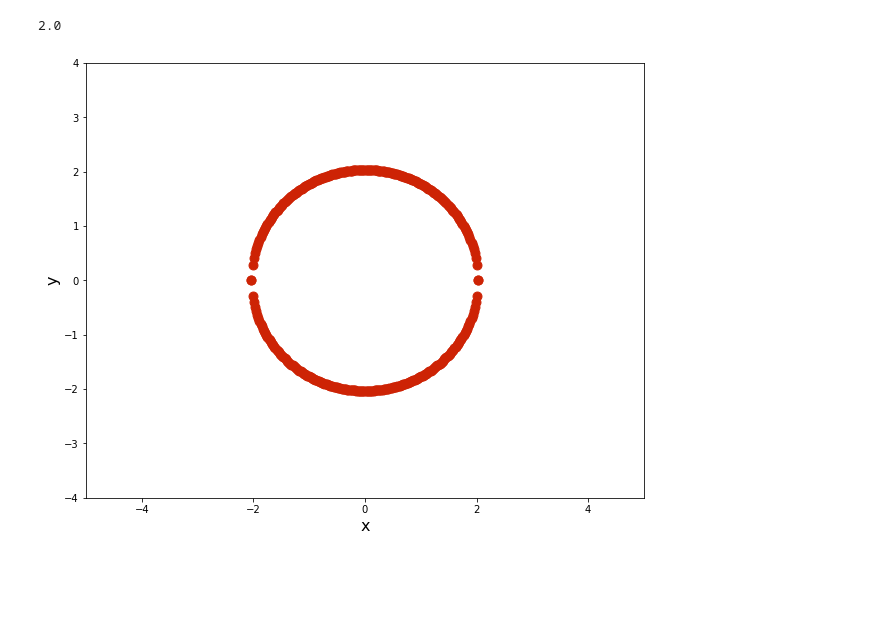
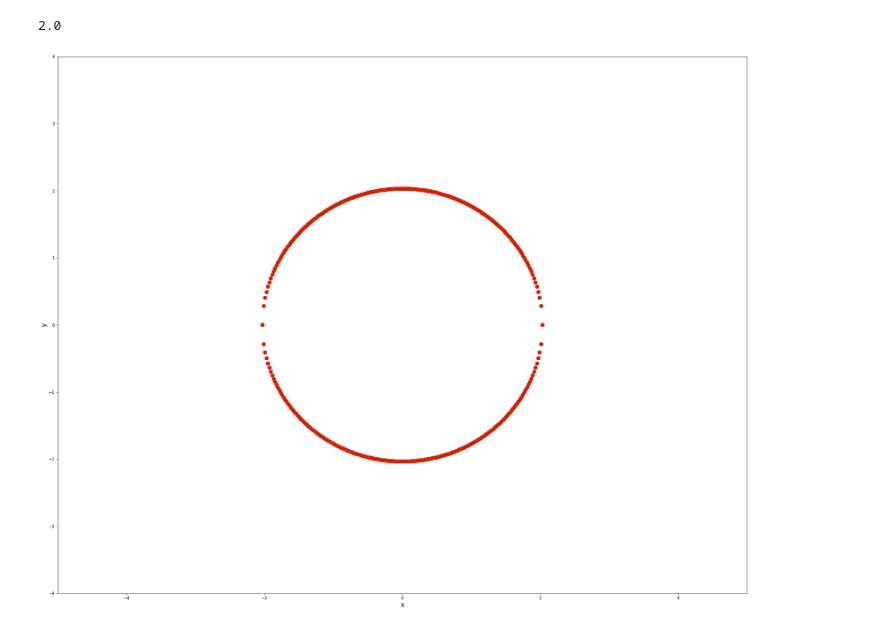
Before and after one commit to tianjiaozhang678/mae6226, a Jupyter notebook: Assignment2.ipynb, the cells around one changed output. Cells and saved outputs as stored; diff of their text form; code cells hidden in the pictures; blank space fills up the shorter version.

```diff
--- a/Assignment2.ipynb
+++ b/Assignment2.ipynb
@@ -87,26 +87,26 @@ print(ξ)
 # %% [output]
 2.0
 # %%
-width = 10
+width = 30
 height = (y_end - y_start) / (x_end - x_start) * width
 pyplot.figure(figsize=(width, height))
 pyplot.xlabel('x', fontsize=16)
 pyplot.ylabel('y', fontsize=16)
 pyplot.xlim(x_start, x_end)
 pyplot.ylim(y_start, y_end)
 n = 200
 x = numpy.linspace(-1.2, 1.2, n)
 
 for i in range(n):
     y = +math.sqrt(1.2 * 1.2 - x[i]  *x[i])
     x_J = (x[i] * (x[i] * x[i] + y * y + 1)) / (x[i] * x[i] + y * y)
     y_J = (y * (x[i] * x[i] + y * y + 1)) / (x[i] * x[i] + y * y)
     pyplot.scatter(x_J,y_J, color='#CD2305', s=80, marker='o')
 
 for i in range(n):
     y = -math.sqrt(1.2 * 1.2 - x[i]  *x[i])
     x_J = (x[i] * (x[i] * x[i] + y * y + 1)) / (x[i] * x[i] + y * y)
     y_J = (y * (x[i] * x[i] + y * y + 1)) / (x[i] * x[i] + y * y)
     pyplot.scatter(x_J,y_J, color='#CD2305', s=80, marker='o')
 # %% [output]
-[figure, old version]
+[figure, new version]
```
Also changed, not shown: parts of 3 cells of this notebook.
